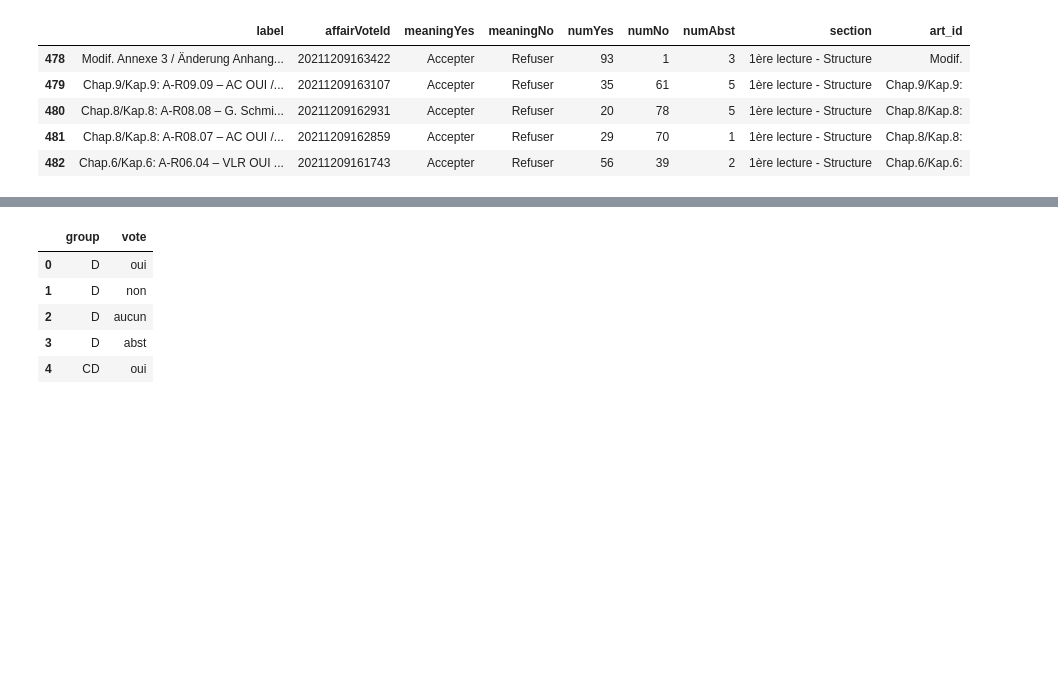
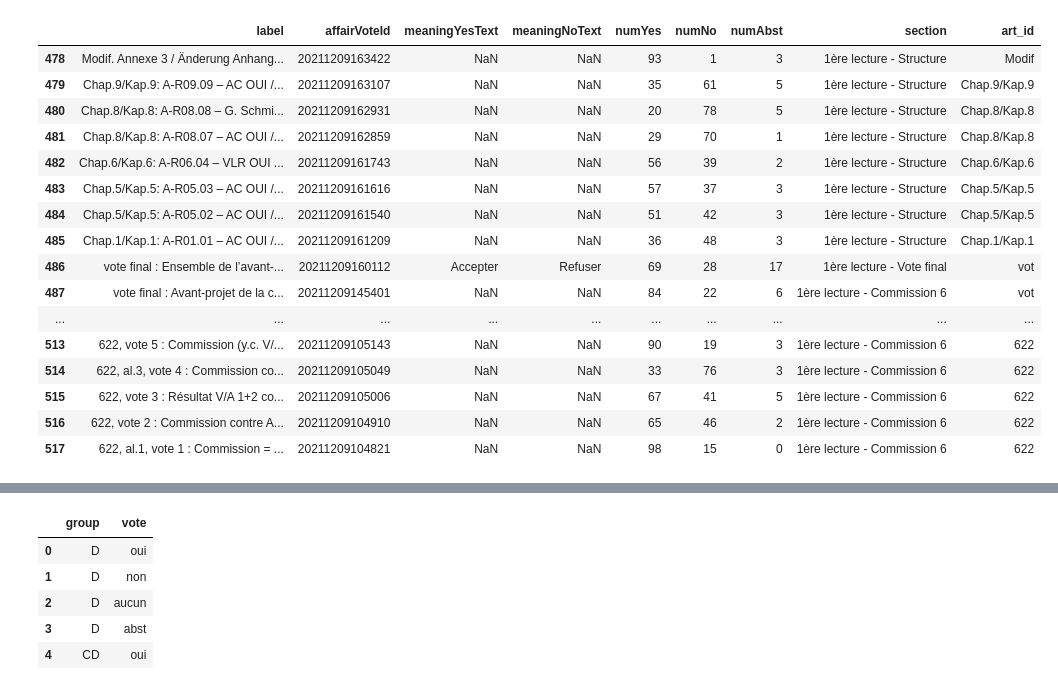
Before and after one commit to blanchemarion/project2_vote_pred, a Jupyter notebook: Code/data_processing.ipynb, the cells around one changed output, grey strips where cells are left out. Cells and saved outputs as stored; diff of their text form; code cells hidden in the pictures; blank space fills up the shorter version.

Commit message:
Data Processing done and thomas document added

```diff
--- a/Code/data_processing.ipynb
+++ b/Code/data_processing.ipynb
@@ -1,8 +1,8 @@
 # %%
 import pandas as pd
 # %%
-#df = pd.read_csv("../Data/Tous votes Constituante - Sheet1.csv")
-df = pd.read_csv("/Users/Blanche/Desktop/ml_project2/Data/Tous votes Constituante - Sheet1.csv")
+df = pd.read_csv("../Data/Tous votes Constituante - Sheet1.csv")
+#df = pd.read_csv("/Users/Blanche/Desktop/ml_project2/Data/Tous votes Constituante - Sheet1.csv")
 df.iloc[0]
 # %% [output]
 Unnamed: 0                                                          13
@@ -24,7 +24,7 @@ DE_attachment        2022-09-19_2.%20Lesung%20-%20ABAENDERUNGSANTRA...
 Name: 0, dtype: object
 # %%
 #filter the data set and only take 1ère lecture
-filtered_df = df.drop(['startTime', 'endTime', 'filename','Unnamed: 0', 'affair','meaningYesText', 'meaningNoText', 'note', 'warning', 'linkVideo', 'attachment', 'DE_meaningYesText', 'DE_meaningNoText', 'DE_note', 'DE_affair', 'DE_section', 'DE_warning', 'DE_attachment'], axis=1)
+filtered_df = df.drop(['startTime', 'endTime', 'filename','Unnamed: 0', 'affair', 'note', 'meaningYes', 'meaningNo', 'warning', 'linkVideo', 'attachment', 'DE_meaningYesText', 'DE_meaningNoText', 'DE_note', 'DE_affair', 'DE_section', 'DE_warning', 'DE_attachment'], axis=1)
 filtered_df = filtered_df[filtered_df['section'].str.contains("1ère lecture")]
 filtered_df.iloc[0]
 # %% [output]
@@ -39,12 +39,23 @@ section                              1ère lecture - Structure
 Name: 478, dtype: object
 # %%
-filtered_df['art_id'] = filtered_df['label'].apply(lambda x: x.rsplit(' ')[0])
-filtered_df.head()
+filtered_df['art_id'] = filtered_df['label'].apply(lambda x: x.rsplit(' ')[0][:-1])
+filtered_df.head(40)
 # %% [output]
-|  | label | affairVoteId | meaningYes | meaningNo | numYes | numNo | numAbst | section | art_id |
-| 478 | Modif. Annexe 3 / Änderung Anhang... | 20211209163422 | Accepter | Refuser | 93 | 1 | 3 | 1ère lecture - Structure | Modif. |
-| 479 | Chap.9/Kap.9: A-R09.09 – AC OUI /... | 20211209163107 | Accepter | Refuser | 35 | 61 | 5 | 1ère lecture - Structure | Chap.9/Kap.9: |
-| 480 | Chap.8/Kap.8: A-R08.08 – G. Schmi... | 20211209162931 | Accepter | Refuser | 20 | 78 | 5 | 1ère lecture - Structure | Chap.8/Kap.8: |
-| 481 | Chap.8/Kap.8: A-R08.07 – AC OUI /... | 20211209162859 | Accepter | Refuser | 29 | 70 | 1 | 1ère lecture - Structure | Chap.8/Kap.8: |
-| 482 | Chap.6/Kap.6: A-R06.04 – VLR OUI ... | 20211209161743 | Accepter | Refuser | 56 | 39 | 2 | 1ère lecture - Structure | Chap.6/Kap.6: |
+|  | label | affairVoteId | meaningYesText | meaningNoText | numYes | numNo | numAbst | section | art_id |
+| 478 | Modif. Annexe 3 / Änderung Anhang... | 20211209163422 | NaN | NaN | 93 | 1 | 3 | 1ère lecture - Structure | Modif |
+| 479 | Chap.9/Kap.9: A-R09.09 – AC OUI /... | 20211209163107 | NaN | NaN | 35 | 61 | 5 | 1ère lecture - Structure | Chap.9/Kap.9 |
+| 480 | Chap.8/Kap.8: A-R08.08 – G. Schmi... | 20211209162931 | NaN | NaN | 20 | 78 | 5 | 1ère lecture - Structure | Chap.8/Kap.8 |
+| 481 | Chap.8/Kap.8: A-R08.07 – AC OUI /... | 20211209162859 | NaN | NaN | 29 | 70 | 1 | 1ère lecture - Structure | Chap.8/Kap.8 |
+| 482 | Chap.6/Kap.6: A-R06.04 – VLR OUI ... | 20211209161743 | NaN | NaN | 56 | 39 | 2 | 1ère lecture - Structure | Chap.6/Kap.6 |
+| 483 | Chap.5/Kap.5: A-R05.03 – AC OUI /... | 20211209161616 | NaN | NaN | 57 | 37 | 3 | 1ère lecture - Structure | Chap.5/Kap.5 |
+| 484 | Chap.5/Kap.5: A-R05.02 – AC OUI /... | 20211209161540 | NaN | NaN | 51 | 42 | 3 | 1ère lecture - Structure | Chap.5/Kap.5 |
+| 485 | Chap.1/Kap.1: A-R01.01 – AC OUI /... | 20211209161209 | NaN | NaN | 36 | 48 | 3 | 1ère lecture - Structure | Chap.1/Kap.1 |
+| 486 | vote final : Ensemble de l’avant-... | 20211209160112 | Accepter | Refuser | 69 | 28 | 17 | 1ère lecture - Vote final | vot |
+| 487 | vote final : Avant-projet de la c... | 20211209145401 | NaN | NaN | 84 | 22 | 6 | 1ère lecture - Commission 6 | vot |
+| ... | ... | ... | ... | ... | ... | ... | ... | ... | ... |
+| 513 | 622, vote 5 : Commission (y.c. V/... | 20211209105143 | NaN | NaN | 90 | 19 | 3 | 1ère lecture - Commission 6 | 622 |
+| 514 | 622, al.3, vote 4 : Commission co... | 20211209105049 | NaN | NaN | 33 | 76 | 3 | 1ère lecture - Commission 6 | 622 |
+| 515 | 622, vote 3 : Résultat V/A 1+2 co... | 20211209105006 | NaN | NaN | 67 | 41 | 5 | 1ère lecture - Commission 6 | 622 |
+| 516 | 622, vote 2 : Commission contre A... | 20211209104910 | NaN | NaN | 65 | 46 | 2 | 1ère lecture - Commission 6 | 622 |
+| 517 | 622, al.1, vote 1 : Commission = ... | 20211209104821 | NaN | NaN | 98 | 15 | 0 | 1ère lecture - Commission 6 | 622 |
 # %%
```
Also changed, not shown: parts of 17 cells of this notebook, 1 other file.
